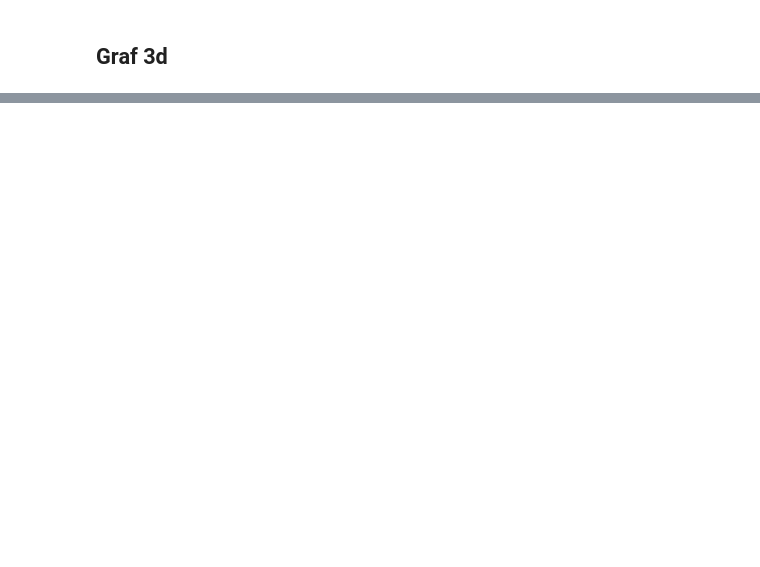
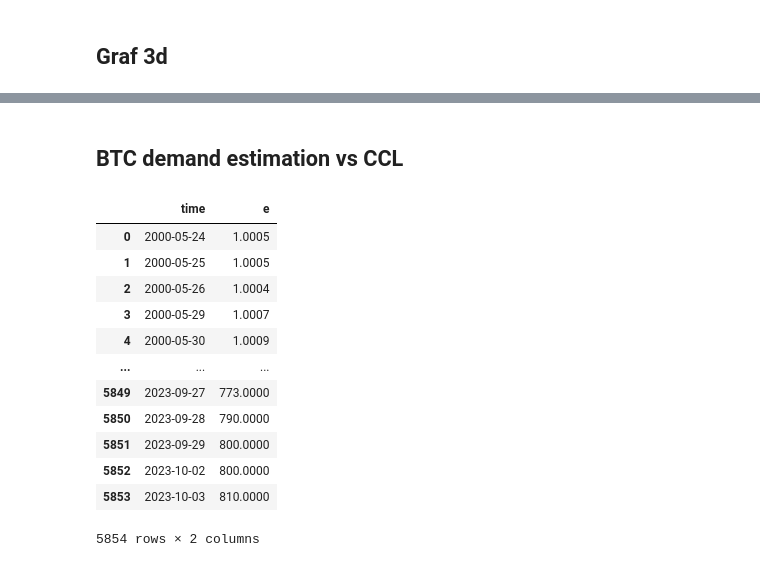
Before and after one commit to emigiupponi/btc-ranking-prices-arg, a Jupyter notebook: btc-ranking-prices-in-argentina.ipynb, the cells around one changed output, grey strips where cells are left out. Drawn from its saved outputs; the diff is of its cells as text; code cells hidden in the pictures; blank space fills up the shorter version.

```diff
--- a/btc-ranking-prices-in-argentina.ipynb
+++ b/btc-ranking-prices-in-argentina.ipynb
@@ -596,0 +638,47 @@ py.plot(fig_3d, filename = 'arg-prices-3d', auto_open=True)
+# %% [markdown]
+## BTC demand estimation vs CCL
+# %%
+# BCRA serie USD
+import requests
+
+# URL de la API y TOKEN de acceso
+url = "https://api.estadisticasbcra.com/usd"
+token = "eyJhbGciOiJIUzUxMiIsInR5cCI6IkpXVCJ9.eyJleHAiOjE3MjY2ODY3NjgsInR5cGUiOiJleHRlcm5hbCIsInVzZXIiOiJlbWlsaWFuby5naXVwcG9uaUBiY3JhLmdvYi5hciJ9.V7ArGUhzlV445I_DF9tlNonBaxBzSCeO5LYWh-oMGHbFvdj8EbngmQXeT_ObeW2oyAhwfx21pyALVwGlFS537w"
+
+# Configurar el encabezado con el TOKEN de acceso
+headers = {
+    "Authorization": f"BEARER {token}"
+}
+
+# Realizar la solicitud GET
+response = requests.get(url, headers=headers)
+
+# Verificar el estado de la respuesta
+if response.status_code == 200:
+    data = response.json()  # Convertir la respuesta a formato JSON
+
+import pandas as pd
+
+# Crear un DataFrame a partir de los datos
+e_api = pd.DataFrame(data)
+
+e_api.columns = ['time','e']
+e_api['time'] = pd.to_datetime(e_api['time'], format="%Y-%m-%d")
+e_api['e'] = e_api['e'].interpolate()
+e = e_api
+# %%
+e
+# %% [output]
+|  | time | e |
+| 0 | 2000-05-24 | 1.0005 |
+| 1 | 2000-05-25 | 1.0005 |
+| 2 | 2000-05-26 | 1.0004 |
+| 3 | 2000-05-29 | 1.0007 |
+| 4 | 2000-05-30 | 1.0009 |
+| ... | ... | ... |
+| 5849 | 2023-09-27 | 773.0000 |
+| 5850 | 2023-09-28 | 790.0000 |
+| 5851 | 2023-09-29 | 800.0000 |
+| 5852 | 2023-10-02 | 800.0000 |
+| 5853 | 2023-10-03 | 810.0000 |
+5854 rows × 2 columns
```
Also changed, not shown: parts of 30 cells of this notebook.
